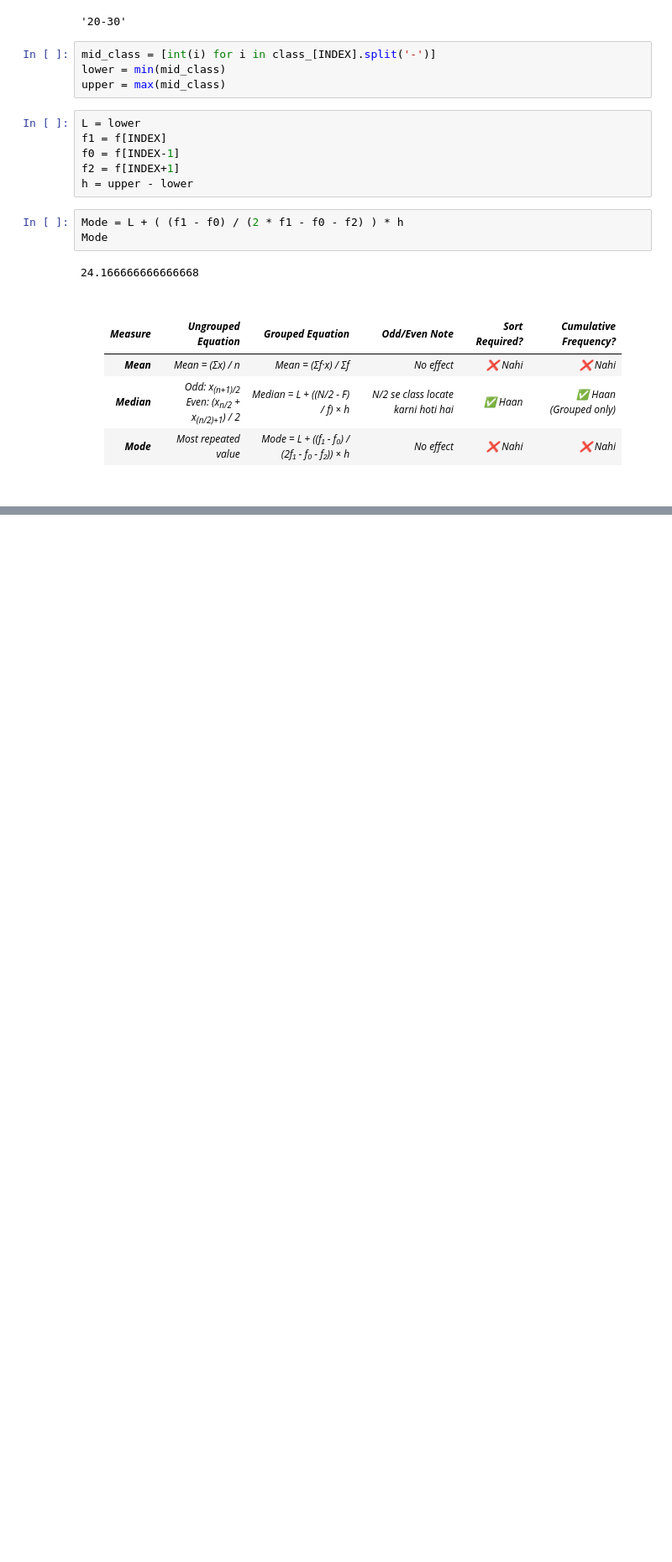
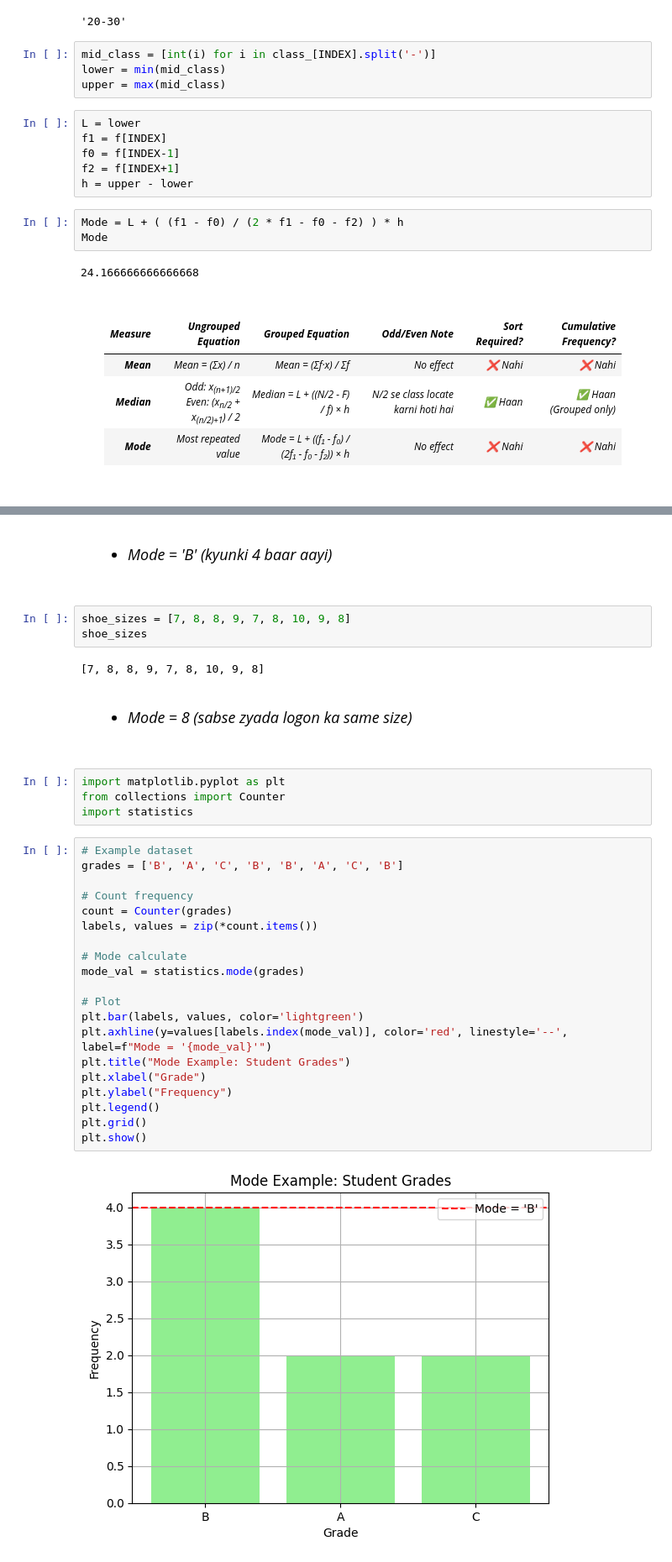
Before and after one commit to Mubeen-Ahmad/AI, a Jupyter notebook: 3.ipynb, the cells around one changed output, grey strips where cells are left out. Shown: that part at 84% size. Saved outputs shown, nothing was run; the diff lists cells and outputs as text; blank space fills up the shorter version.

```diff
--- a/3.ipynb
+++ b/3.ipynb
@@ -805,0 +1003,41 @@ Mode
+# %% [markdown]
+<body style="font-family: Sans-serif;">
+    <div style="color: black; font-size: 18px; font-style: oblique; text-shadow: 0 0 3px white, 0 0 1px black; padding: 20px;">
+
+- Mode = 'B' (kyunki 4 baar aayi)
+# %%
+shoe_sizes = [7, 8, 8, 9, 7, 8, 10, 9, 8]
+shoe_sizes
+# %% [output]
+[7, 8, 8, 9, 7, 8, 10, 9, 8]
+# %% [markdown]
+<body style="font-family: Sans-serif;">
+    <div style="color: black; font-size: 18px; font-style: oblique; text-shadow: 0 0 3px white, 0 0 1px black; padding: 20px;">
+
+- Mode = 8 (sabse zyada logon ka same size)
+# %%
+import matplotlib.pyplot as plt
+from collections import Counter
+import statistics
+# %%
+# Example dataset
+grades = ['B', 'A', 'C', 'B', 'B', 'A', 'C', 'B']
+
+# Count frequency
+count = Counter(grades)
+labels, values = zip(*count.items())
+
+# Mode calculate
+mode_val = statistics.mode(grades)
+
+# Plot
+plt.bar(labels, values, color='lightgreen')
+plt.axhline(y=values[labels.index(mode_val)], color='red', linestyle='--', label=f"Mode = '{mode_val}'")
+plt.title("Mode Example: Student Grades")
+plt.xlabel("Grade")
+plt.ylabel("Frequency")
+plt.legend()
+plt.grid()
+plt.show()
+# %% [output]
+[figure, added]
```
Also changed, not shown: parts of 23 cells of this notebook, 13 other files.
